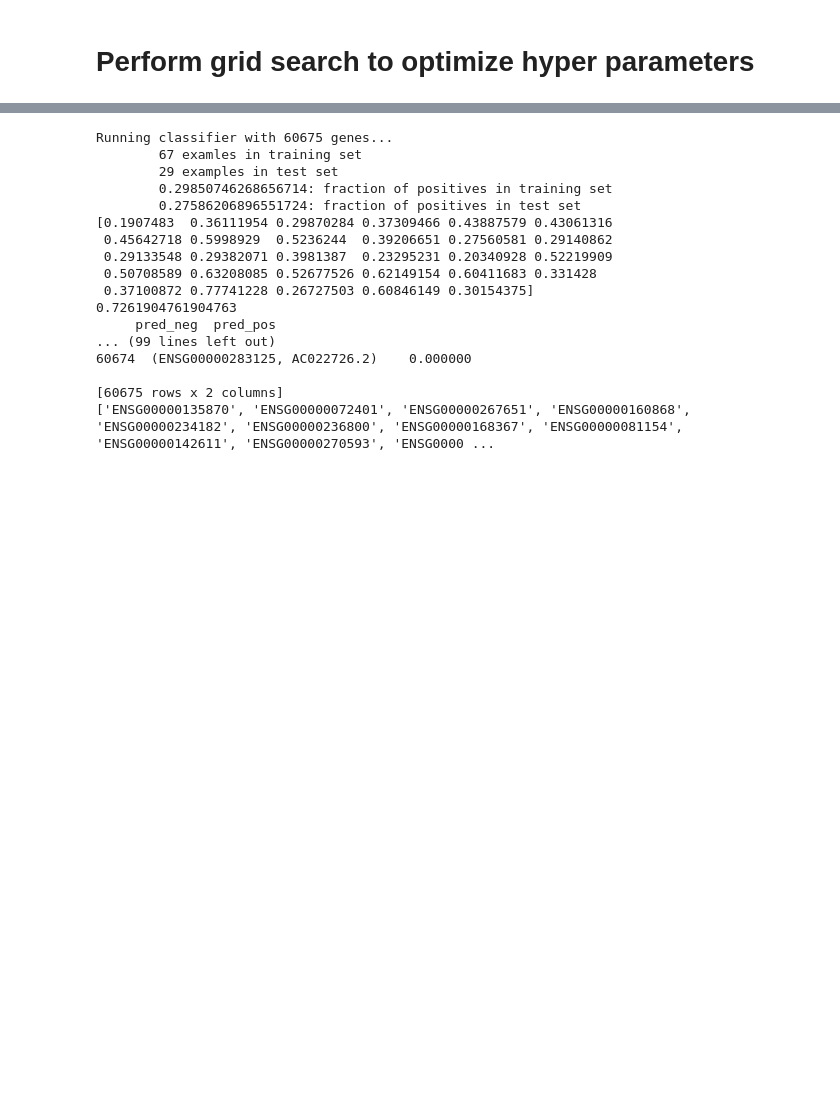
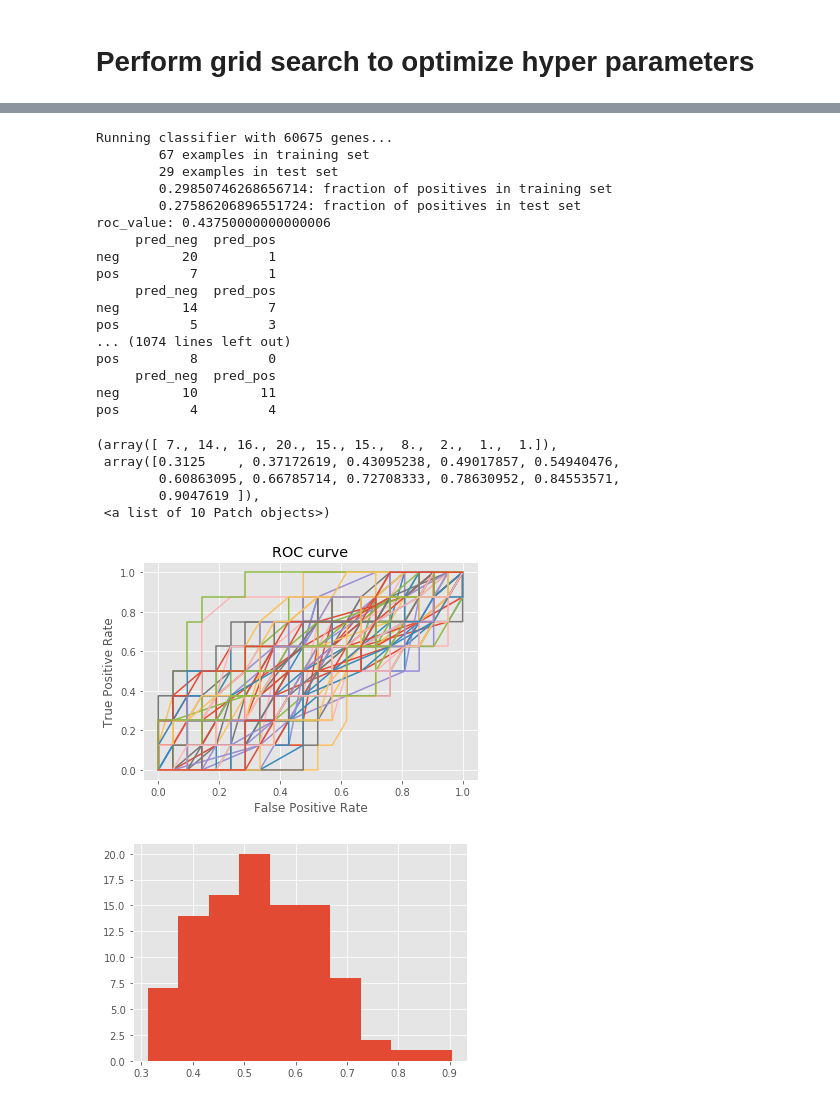
Before and after one commit to ekofman/CSE283_classifier_project, a Jupyter notebook: RandomForest_classifier.ipynb, the cells around one changed output, grey strips where cells are left out. Cells and saved outputs as stored; diff of their text form; code cells hidden in the pictures; blank space fills up the shorter version.

```diff
--- a/RandomForest_classifier.ipynb
+++ b/RandomForest_classifier.ipynb
@@ -168,12 +168,12 @@ import matplotlib.pyplot as plt
 plt.style.use("ggplot")
 
 # Random seed for reproducibility
-SEED = 12
+SEED = 11
 
 #c.run(list(preselected_ensgs.ENSG))
 c.run(None)
 
-def run_override_using_optimal(data, parameters=None):
+def run_override_using_optimal(data, seed=SEED, parameters=None):
     # Code the SVM classification process here for now, so that you don't have to reinstantiate the classifier
     # (block above) every time you make a change. Parameters are optional, no need to include them until fine-tuning
     # probably.
@@ -188,7 +188,7 @@ def run_override_using_optimal(data, parameters=None):
                                                               test_size=0.3,
                                                               random_state = SEED)
 
-    print('\t{} examles in training set'.format(len(train)))
+    print('\t{} examples in training set'.format(len(train)))
     print('\t{} examples in test set'.format(len(test)))
 
     print('\t{}: fraction of positives in training set'.format(
@@ -199,62 +199,79 @@ def run_override_using_optimal(data, parameters=None):
     # Make a model
     model = RandomForestClassifier(
         n_estimators=8,
-        random_state=SEED,
-        max_features = 'log2',
+        random_state=seed,
+        max_features = 'sqrt',
         max_depth = 3,
-        min_samples_split = 2
+        min_samples_split = 3
     )
 
 
     # Train model
     model.fit(train, train_labels)
 
-    # Guesses
+    # Original guesses using default 0.5 threshold
     guesses = model.predict(test)
 
     # Probabilities per class
     probs = model.predict_proba(test)[:, 1]
-    print(probs)
 
+    # Adjusted guess using a threshold optimized for reducing false negatives
+    adjusted_guesses = [1 if p > 0.35 else 0 for p in probs]
 
     roc_value = roc_auc_score(test_labels, probs)
-    print(roc_value)
+    print('roc_value:', roc_value)
 
     print(pd.DataFrame(confusion_matrix(test_labels, guesses),
                  columns=['pred_neg', 'pred_pos'], index=['neg', 'pos']))
 
-    # Adjusted
-    for threshold in [0.1, 0.2, 0.3, 0.4, 0.5, 0.6, 0.7, 0.8, 0.9]:
-        print('Threshold of {}'.format(threshold))
-        adjusted_guesses = [1 if p >= threshold else 0 for p in probs]
-        print(pd.DataFrame(confusion_matrix(test_labels, adjusted_guesses),
-                 columns=['pred_neg', 'pred_pos'], index=['neg', 'pos']))
+    print(pd.DataFrame(confusion_matrix(test_labels, adjusted_guesses),
+                       columns=['pred_neg', 'pred_pos'], index=['neg', 'pos']))
+
+    fpr, tpr, thresholds = roc_curve(test_labels, probs, pos_label=1)
+    #print('Thresholds: ', thresholds)
+    plt.plot(fpr, tpr)
+    plt.xlabel('False Positive Rate')
+    plt.ylabel('True Positive Rate')
+    plt.title('ROC curve')
 
     feature_importance = pd.DataFrame({
         'feature': list(train.columns),
         'importance': model.feature_importances_}).\
     sort_values('importance', ascending = False)
-    print(feature_importance)
+    return roc_value
+    #print(feature_importance)
 
-    most_important_ensgs = [i[0] for i in  list(feature_importance[1:72].feature)]
-    print(most_important_ensgs)
+    #most_important_ensgs = [i[0] for i in  list(feature_importance[1:72].feature)]
+    #print(most_important_ensgs)
 
-run_override_using_optimal(c.subsetted_tpm)
+roc_values = []
+for seed in range(1, 100):
+    roc_values.append(run_override_using_optimal(c.subsetted_tpm, seed=seed))
+
+plt.figure()
+plt.hist(roc_values)
 # %% [output]
 Running classifier with 60675 genes...
-        67 examles in training set
+        67 examples in training set
         29 examples in test set
         0.29850746268656714: fraction of positives in training set
         0.27586206896551724: fraction of positives in test set
-[0.1907483  0.36111954 0.29870284 0.37309466 0.43887579 0.43061316
- 0.45642718 0.5998929  0.5236244  0.39206651 0.27560581 0.29140862
- 0.29133548 0.29382071 0.3981387  0.23295231 0.20340928 0.52219909
- 0.50708589 0.63208085 0.52677526 0.62149154 0.60411683 0.331428
- 0.37100872 0.77741228 0.26727503 0.60846149 0.30154375]
-0.7261904761904763
+roc_value: 0.43750000000000006
      pred_neg  pred_pos
-... (99 lines left out)
-60674  (ENSG00000283125, AC022726.2)    0.000000
-
-[60675 rows x 2 columns]
-['ENSG00000135870', 'ENSG00000072401', 'ENSG00000267651', 'ENSG00000160868', 'ENSG00000234182', 'ENSG00000236800', 'ENSG00000168367', 'ENSG00000081154', 'ENSG00000142611', 'ENSG00000270593', 'ENSG0000 ...
+neg        20         1
+pos         7         1
+     pred_neg  pred_pos
+neg        14         7
+pos         5         3
+... (1074 lines left out)
+pos         8         0
+     pred_neg  pred_pos
+neg        10        11
+pos         4         4
+(array([ 7., 14., 16., 20., 15., 15.,  8.,  2.,  1.,  1.]),
+ array([0.3125    , 0.37172619, 0.43095238, 0.49017857, 0.54940476,
+        0.60863095, 0.66785714, 0.72708333, 0.78630952, 0.84553571,
+        0.9047619 ]),
+ <a list of 10 Patch objects>)
+[figure, added]
+[figure, added]
```
Also changed, not shown: parts of 3 cells of this notebook.
